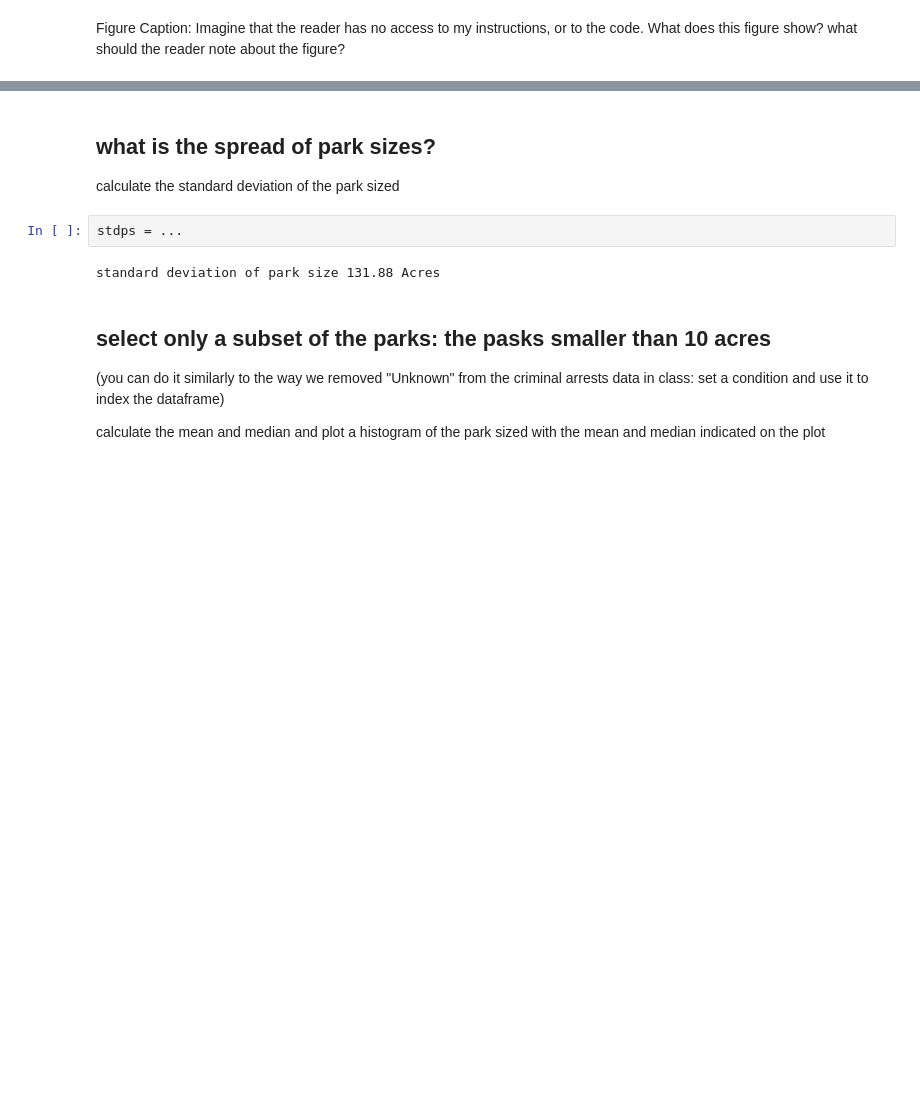
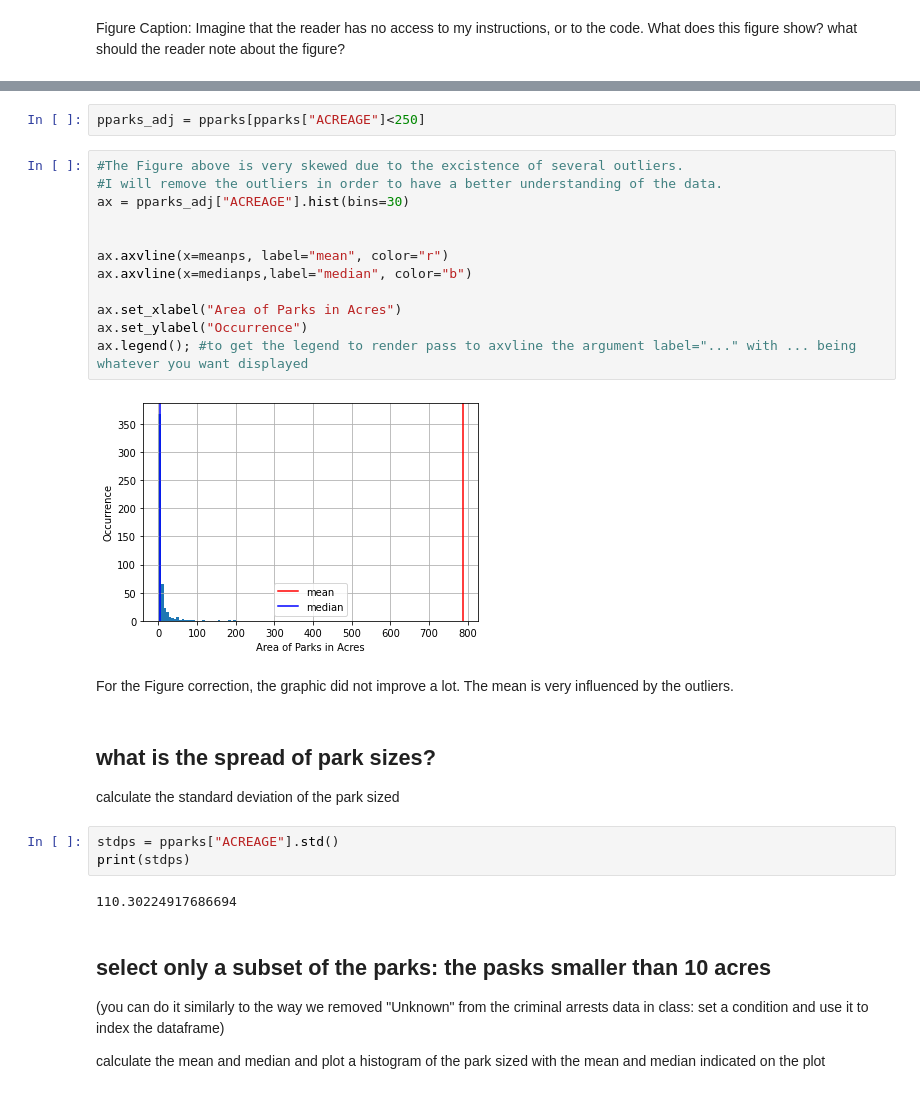
Before and after one commit to ReidelVichot/PUA2022_RVichot, a Jupyter notebook: HW3/PhillyParks_instructions.ipynb, the cells around one changed output, grey strips where cells are left out. Saved outputs shown, nothing was run; the diff lists cells and outputs as text; blank space fills up the shorter version.

```diff
--- a/HW3/PhillyParks_instructions.ipynb
+++ b/HW3/PhillyParks_instructions.ipynb
@@ -118,10 +156,29 @@ Figure Caption: Imagine that the reader has no access to my instructions, or to
+# %%
+pparks_adj = pparks[pparks["ACREAGE"]<250]
+# %%
+#The Figure above is very skewed due to the excistence of several outliers.
+#I will remove the outliers in order to have a better understanding of the data.
+ax = pparks_adj["ACREAGE"].hist(bins=30)
+
+
+ax.axvline(x=meanps, label="mean", color="r")
+ax.axvline(x=medianps,label="median", color="b")
+
+ax.set_xlabel("Area of Parks in Acres")
+ax.set_ylabel("Occurrence")
+ax.legend(); #to get the legend to render pass to axvline the argument label="..." with ... being whatever you want displayed
+# %% [output]
+[figure, added]
+# %% [markdown]
+For the Figure correction, the graphic did not improve a lot. The mean is very influenced by the outliers.
 # %% [markdown]
 ## what is the spread of park sizes?
 calculate the standard deviation of the park sized
-# %%
-stdps = ...
-# %% [output]
-standard deviation of park size 131.88 Acres
+# %%
+stdps = pparks["ACREAGE"].std()
+print(stdps)
+# %% [output]
+110.30224917686694
 # %% [markdown]
 ## select only a subset of the parks: the pasks smaller than 10 acres
 (you can do it similarly to the way we removed "Unknown" from the criminal arrests data in class: set a condition and use it to index the dataframe)
```
Also changed, not shown: parts of 21 cells of this notebook.
